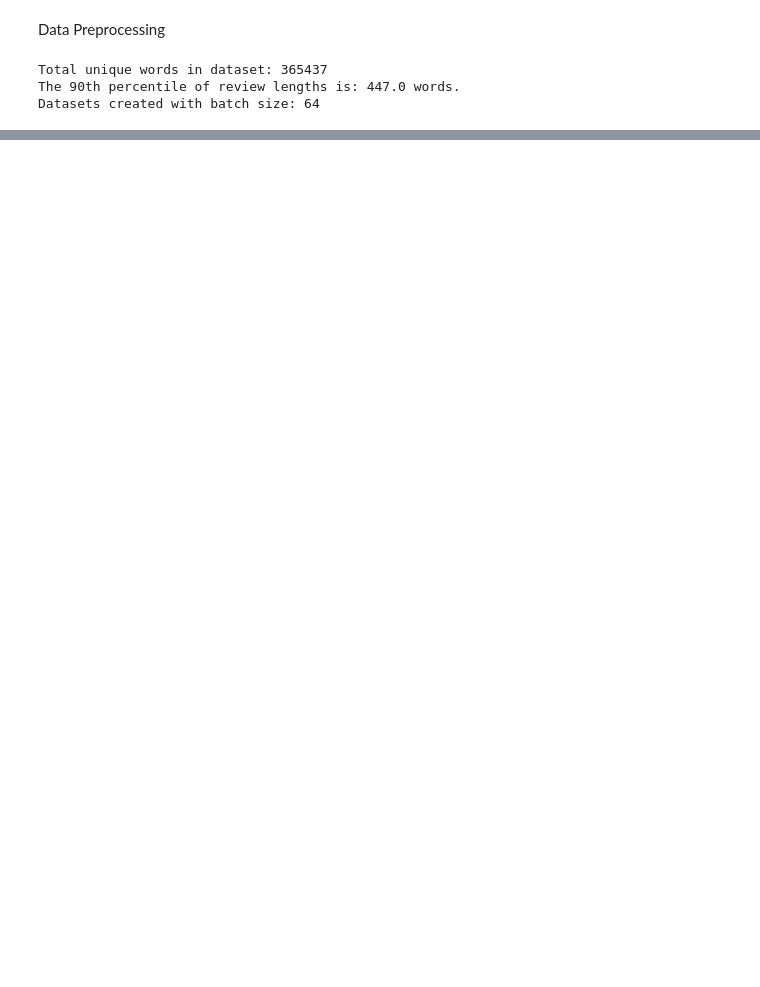
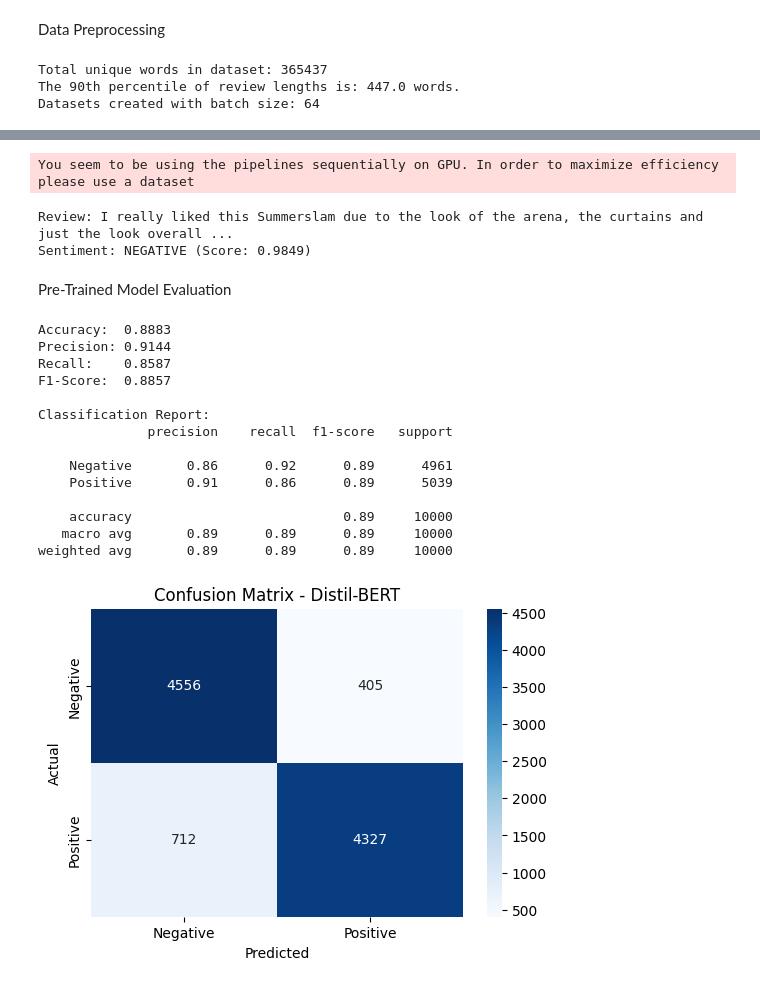
Before and after one commit to RyderSab/CS-171_Project, a Jupyter notebook: CS_171_Project.ipynb, the cells around one changed output, grey strips where cells are left out. Drawn from its saved outputs; the diff is of its cells as text; code cells hidden in the pictures; blank space fills up the shorter version.

```diff
--- a/CS_171_Project.ipynb
+++ b/CS_171_Project.ipynb
@@ -112,0 +134,70 @@ Datasets created with batch size: 64
+# %%
+from tqdm.notebook import tqdm
+
+# Run inference on the X_test_raw set
+# We will manually batch the data to guarantee the tqdm progress bar updates in real-time
+results = []
+batch_size = 32
+
+for i in tqdm(range(0, len(X_test_raw), batch_size)):
+    # Extract a batch of texts
+    batch_texts = X_test_raw.iloc[i:i+batch_size].tolist()
+    # Run the pipeline on this batch
+    batch_results = classifier(batch_texts, truncation=True)
+    results.extend(batch_results)
+
+# Quick check
+print(f"\nReview: {X_test_raw.iloc[0][:100]}...")
+print(f"Sentiment: {results[0]['label']} (Score: {results[0]['score']:.4f})")
+# %% [output]
+You seem to be using the pipelines sequentially on GPU. In order to maximize efficiency please use a dataset
+Review: I really liked this Summerslam due to the look of the arena, the curtains and just the look overall ...
+Sentiment: NEGATIVE (Score: 0.9849)
+# %% [markdown]
+Pre-Trained Model Evaluation
+# %%
+from sklearn.metrics import accuracy_score, precision_score, recall_score, f1_score, classification_report, confusion_matrix
+
+# Map the string labels from the pipeline to binary integers
+y_pred = [1 if res['label'] == 'POSITIVE' else 0 for res in results]
+
+# Compute evaluation metrics
+accuracy = accuracy_score(y_test, y_pred)
+precision = precision_score(y_test, y_pred)
+recall = recall_score(y_test, y_pred)
+f1 = f1_score(y_test, y_pred)
+
+print(f"Accuracy:  {accuracy:.4f}")
+print(f"Precision: {precision:.4f}")
+print(f"Recall:    {recall:.4f}")
+print(f"F1-Score:  {f1:.4f}\n")
+
+print("Classification Report:")
+print(classification_report(y_test, y_pred, target_names=['Negative', 'Positive']))
+
+# Plot confusion matrix
+cm = confusion_matrix(y_test, y_pred)
+plt.figure(figsize=(6, 4))
+sns.heatmap(cm, annot=True, fmt='d', cmap='Blues',
+            xticklabels=['Negative', 'Positive'],
+            yticklabels=['Negative', 'Positive'])
+plt.title('Confusion Matrix - Distil-BERT')
+plt.xlabel('Predicted')
+plt.ylabel('Actual')
+plt.show()
+# %% [output]
+Accuracy:  0.8883
+Precision: 0.9144
+Recall:    0.8587
+F1-Score:  0.8857
+
+Classification Report:
+              precision    recall  f1-score   support
+
+    Negative       0.86      0.92      0.89      4961
+    Positive       0.91      0.86      0.89      5039
+
+    accuracy                           0.89     10000
+   macro avg       0.89      0.89      0.89     10000
+weighted avg       0.89      0.89      0.89     10000
+[figure, added]
```
Also changed, not shown: parts of 3 cells of this notebook.
